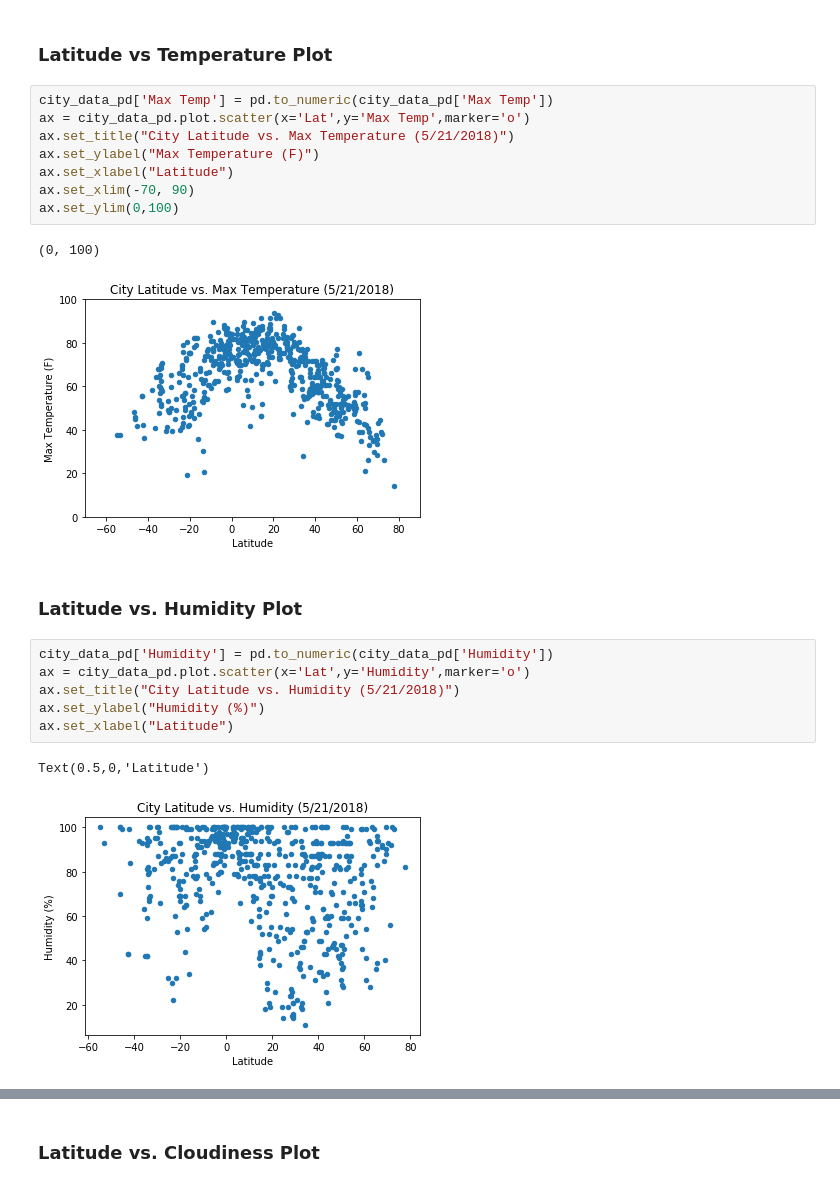
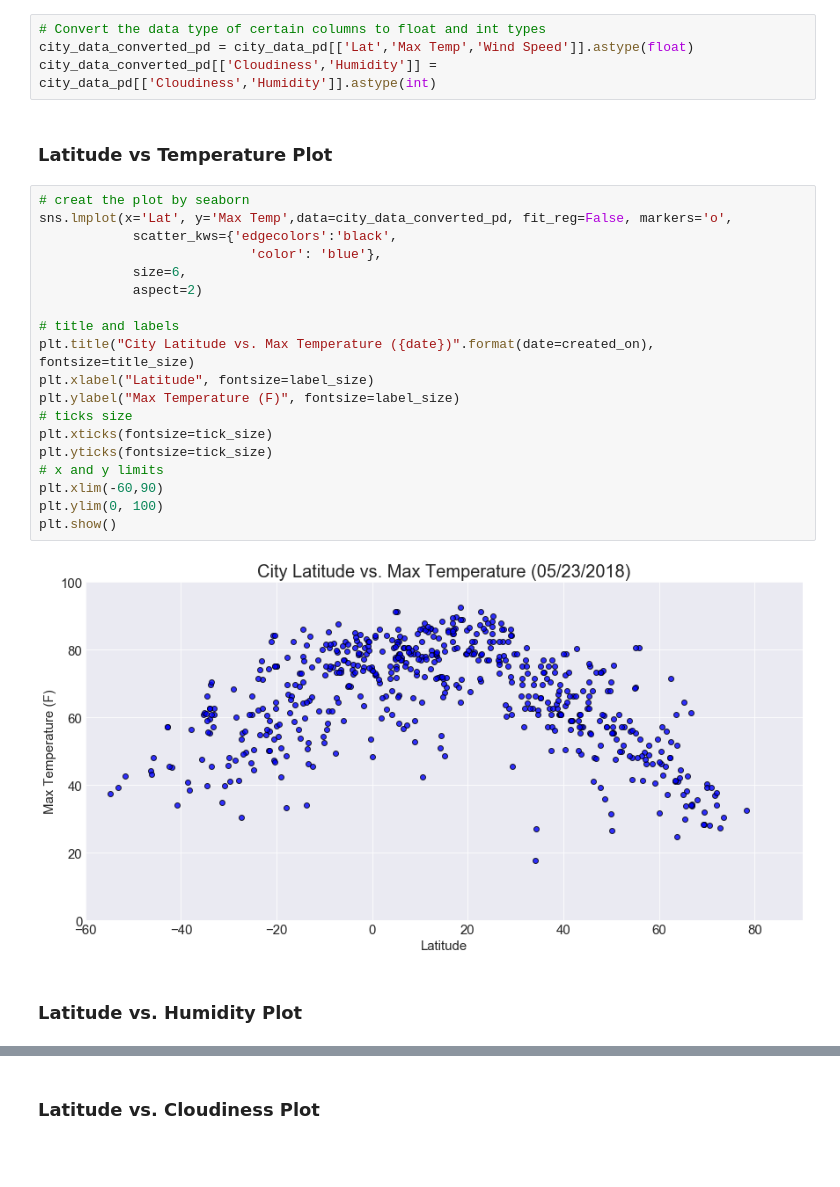
Before and after one commit to krashilili/HW6-PythonAPIs, a Jupyter notebook: WeatherPy_solved.ipynb, the cells around one changed output, grey strips where cells are left out. Saved outputs shown, nothing was run; the diff lists cells and outputs as text; blank space fills up the shorter version.

```diff
--- a/WeatherPy_solved.ipynb
+++ b/WeatherPy_solved.ipynb
@@ -157,24 +180,29 @@ city_data_pd.head(30)
+# %%
+# Convert the data type of certain columns to float and int types
+city_data_converted_pd = city_data_pd[['Lat','Max Temp','Wind Speed']].astype(float)
+city_data_converted_pd[['Cloudiness','Humidity']] = city_data_pd[['Cloudiness','Humidity']].astype(int)
 # %% [markdown]
 ### Latitude vs Temperature Plot
-# %%
-city_data_pd['Max Temp'] = pd.to_numeric(city_data_pd['Max Temp'])
-ax = city_data_pd.plot.scatter(x='Lat',y='Max Temp',marker='o')
-ax.set_title("City Latitude vs. Max Temperature (5/21/2018)")
-ax.set_ylabel("Max Temperature (F)")
-ax.set_xlabel("Latitude")
-ax.set_xlim(-70, 90)
-ax.set_ylim(0,100)
-# %% [output]
-(0, 100)
-[figure, removed]
+# %%
+# creat the plot by seaborn
+sns.lmplot(x='Lat', y='Max Temp',data=city_data_converted_pd, fit_reg=False, markers='o',
+            scatter_kws={'edgecolors':'black',
+                           'color': 'blue'},
+            size=6,
+            aspect=2)
+
+# title and labels
+plt.title("City Latitude vs. Max Temperature ({date})".format(date=created_on), fontsize=title_size)
+plt.xlabel("Latitude", fontsize=label_size)
+plt.ylabel("Max Temperature (F)", fontsize=label_size)
+# ticks size
+plt.xticks(fontsize=tick_size)
+plt.yticks(fontsize=tick_size)
+# x and y limits
+plt.xlim(-60,90)
+plt.ylim(0, 100)
+plt.show()
+# %% [output]
+[figure, added]
 # %% [markdown]
 ### Latitude vs. Humidity Plot
-# %%
-city_data_pd['Humidity'] = pd.to_numeric(city_data_pd['Humidity'])
-ax = city_data_pd.plot.scatter(x='Lat',y='Humidity',marker='o')
-ax.set_title("City Latitude vs. Humidity (5/21/2018)")
-ax.set_ylabel("Humidity (%)")
-ax.set_xlabel("Latitude")
-# %% [output]
-Text(0.5,0,'Latitude')
-[figure, removed]
```
Also changed, not shown: parts of 17 cells of this notebook, 2 other files.
